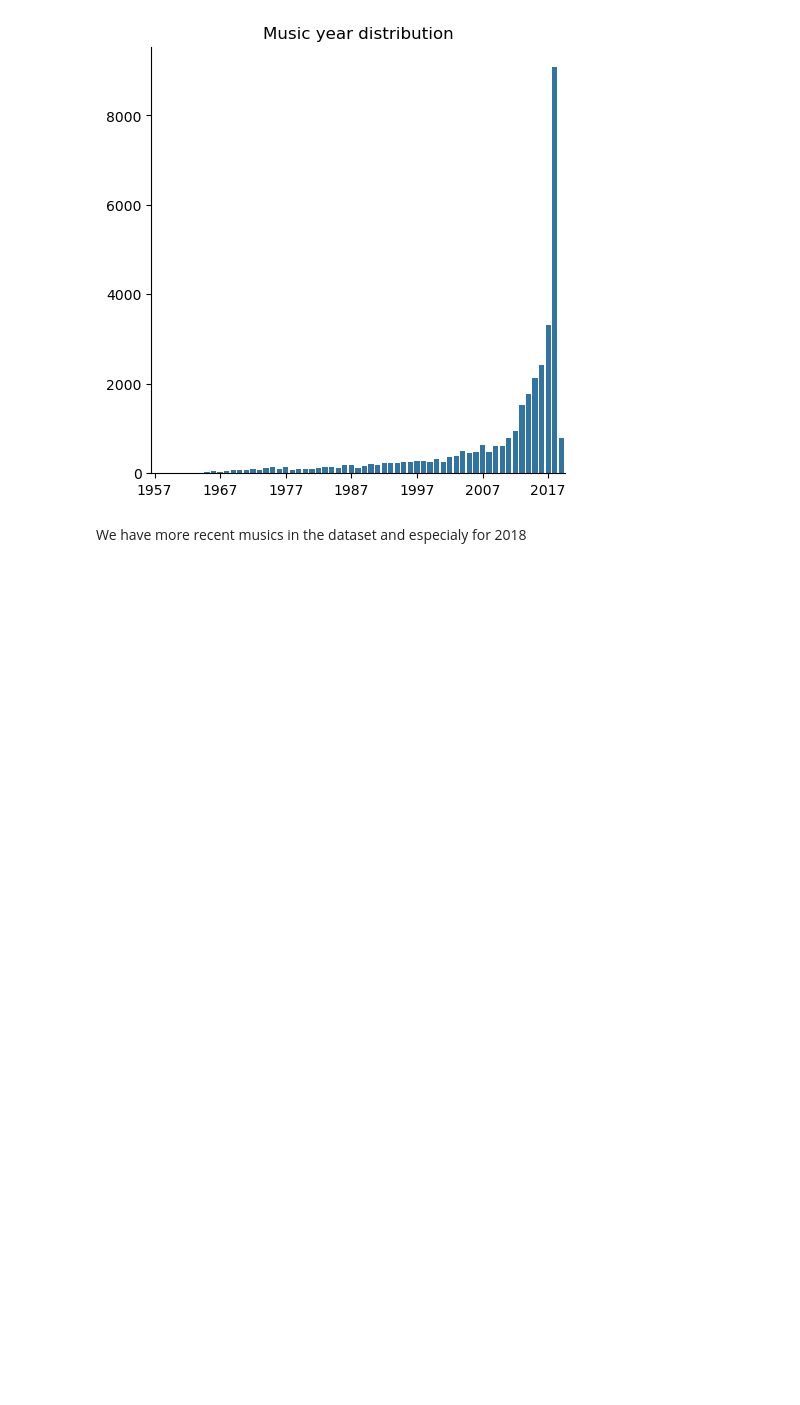
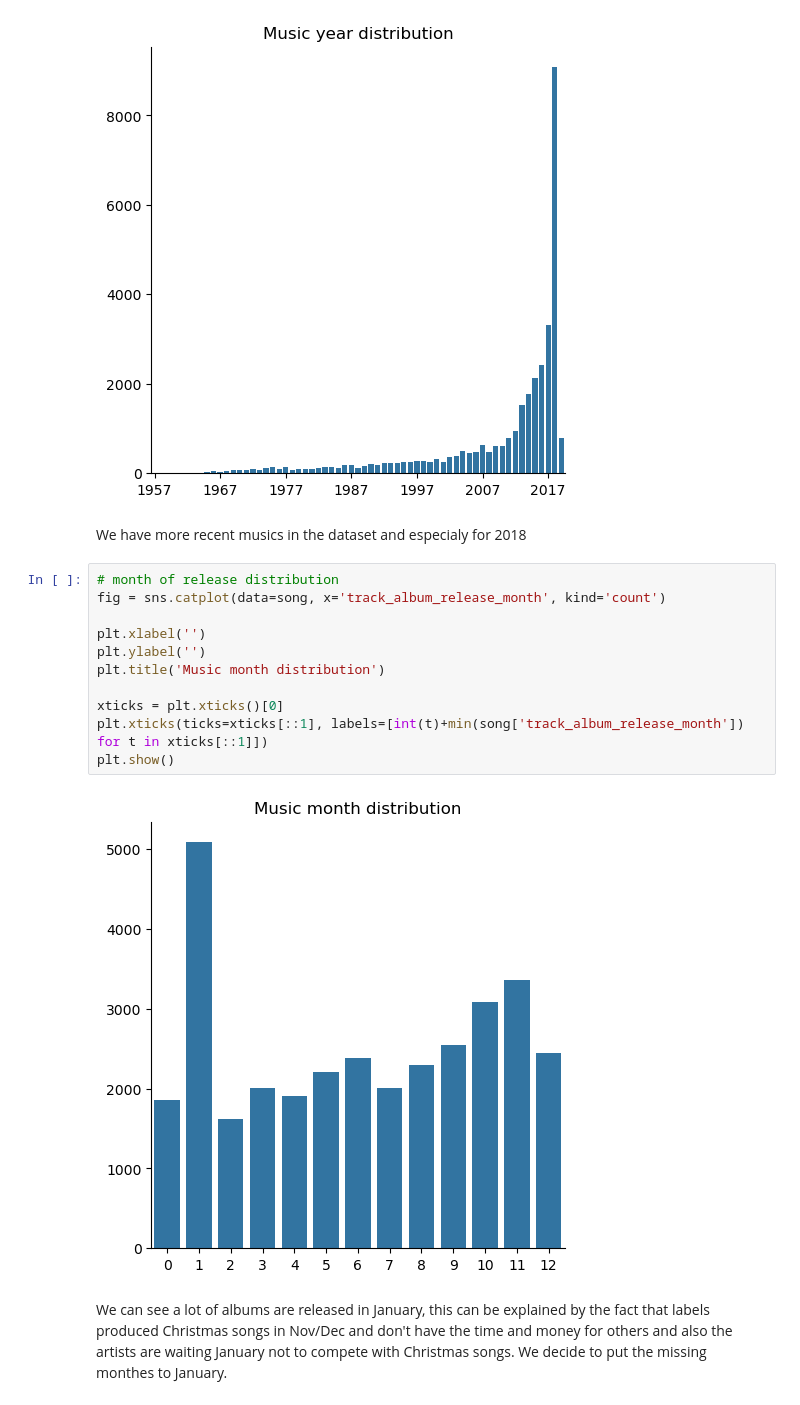
Before and after one commit to P-Point-all/Data_Science_Spotify, a Jupyter notebook: Data_Spotify_Python.ipynb, the cells around one changed output. Saved outputs shown, nothing was run; the diff lists cells and outputs as text; blank space fills up the shorter version.

```diff
--- a/Data_Spotify_Python.ipynb
+++ b/Data_Spotify_Python.ipynb
@@ -211,3 +214,19 @@ plt.show()
 [figure]
 # %% [markdown]
 We have more recent musics in the dataset and especialy for 2018
+# %%
+# month of release distribution
+fig = sns.catplot(data=song, x='track_album_release_month', kind='count')
+
+plt.xlabel('')
+plt.ylabel('')
+plt.title('Music month distribution')
+
+xticks = plt.xticks()[0]
+plt.xticks(ticks=xticks[::1], labels=[int(t)+min(song['track_album_release_month']) for t in xticks[::1]])
+plt.show()
+# %% [output]
+[figure, added]
+# %% [markdown]
+We can see a lot of albums are released in January, this can be explained by the fact that labels produced Christmas songs in Nov/Dec and don't have the time and money for others and also the artists are waiting January not to compete with Christmas songs.
+We decide to put the missing monthes to January.
```
Also changed, not shown: parts of 61 cells of this notebook.
